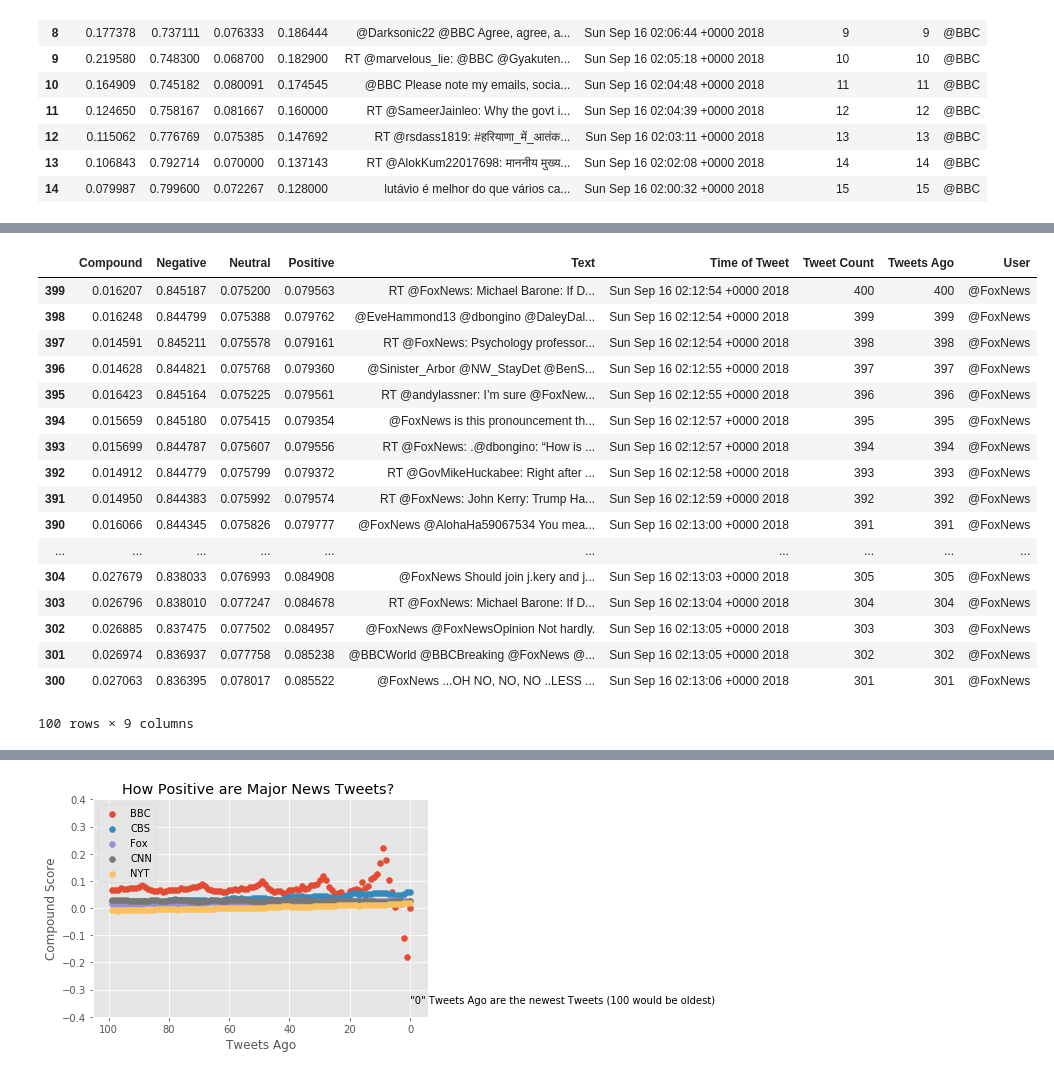
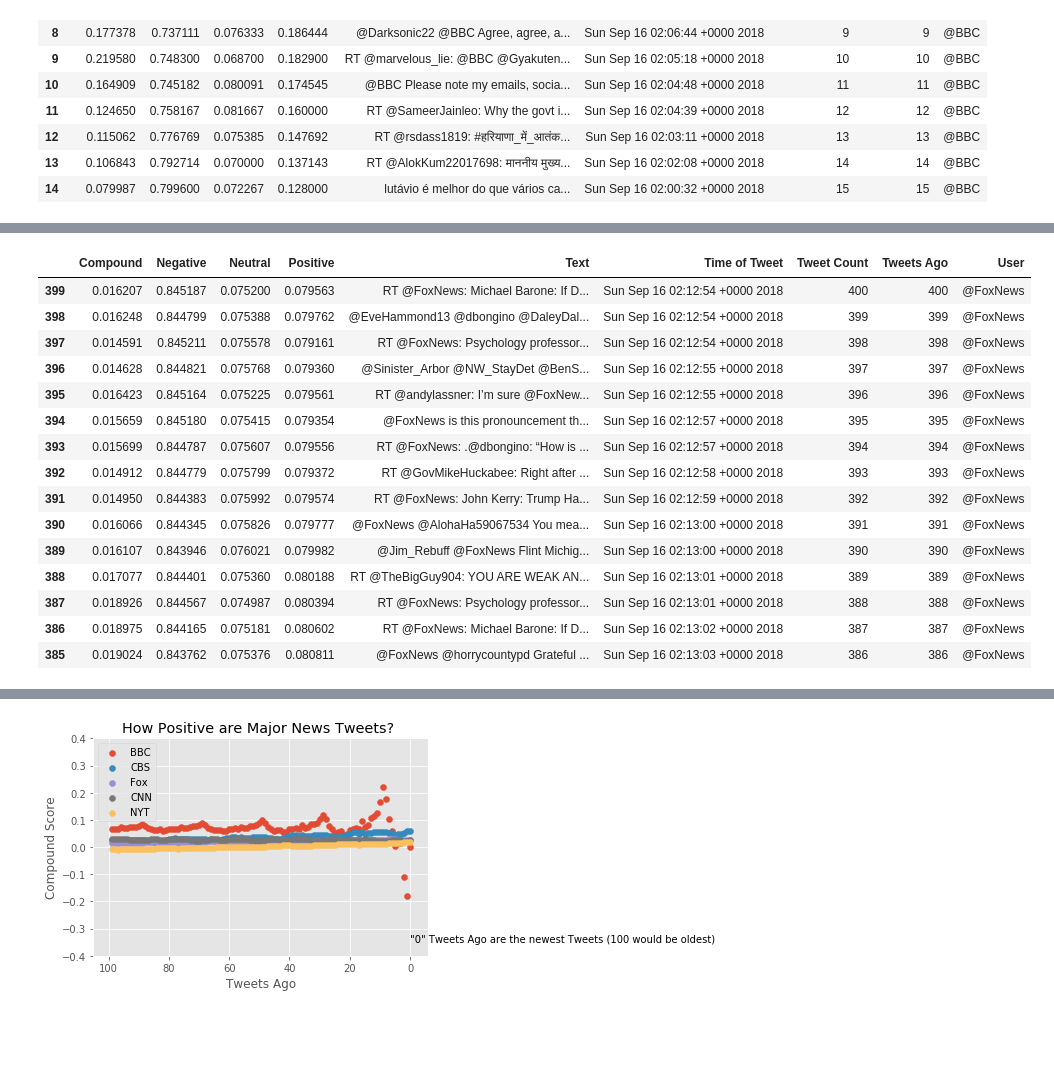
Before and after one commit to MarkovCredit/BootCamp_Spot, a Jupyter notebook: SocialMediaAnalytics/SocialAnalyticsHomework.ipynb, the cells around one changed output, grey strips where cells are left out. Cells and saved outputs as stored; diff of their text form; code cells hidden in the pictures; blank space fills up the shorter version.

```diff
--- a/SocialMediaAnalytics/SocialAnalyticsHomework.ipynb
+++ b/SocialMediaAnalytics/SocialAnalyticsHomework.ipynb
@@ -107,4 +107,4 @@ news_sent_df.to_csv("Twitter News Sentiment.csv")
 #make a copy of the data frame just in case
 news_sent_df_2 = news_sent_df.copy()
 news_sent_df_2.head(4)
-news_sent_df.sort_values(by = ['Tweets Ago'], ascending = False)
+news_sent_df.sort_values(by = ['Tweets Ago'], ascending = False, inplace = True)
@@ -244,27 +210,26 @@ CNN_set.head(15)
 # %%
 #Creating a fox news set
 FoxNews_Set = news_sent_df[news_sent_df["User"]=="@FoxNews"]
 FoxNews_Set.describe()
-FoxNews_Set.sort_values(by=['Tweets Ago'], ascending = False)
+FoxNews_Set.head(15)
+#FoxNews_Set.sort_values(by=['Tweets Ago'], ascending = False)
 # %% [output]
 |  | Compound | Negative | Neutral | Positive | Text | Time of Tweet | Tweet Count | Tweets Ago | User |
 | 399 | 0.016207 | 0.845187 | 0.075200 | 0.079563 | RT @FoxNews: Michael Barone: If D... | Sun Sep 16 02:12:54 +0000 2018 | 400 | 400 | @FoxNews |
 | 398 | 0.016248 | 0.844799 | 0.075388 | 0.079762 | @EveHammond13 @dbongino @DaleyDal... | Sun Sep 16 02:12:54 +0000 2018 | 399 | 399 | @FoxNews |
 | 397 | 0.014591 | 0.845211 | 0.075578 | 0.079161 | RT @FoxNews: Psychology professor... | Sun Sep 16 02:12:54 +0000 2018 | 398 | 398 | @FoxNews |
 | 396 | 0.014628 | 0.844821 | 0.075768 | 0.079360 | @Sinister_Arbor @NW_StayDet @BenS... | Sun Sep 16 02:12:55 +0000 2018 | 397 | 397 | @FoxNews |
 | 395 | 0.016423 | 0.845164 | 0.075225 | 0.079561 | RT @andylassner: I’m sure @FoxNew... | Sun Sep 16 02:12:55 +0000 2018 | 396 | 396 | @FoxNews |
 | 394 | 0.015659 | 0.845180 | 0.075415 | 0.079354 | @FoxNews is this pronouncement th... | Sun Sep 16 02:12:57 +0000 2018 | 395 | 395 | @FoxNews |
 | 393 | 0.015699 | 0.844787 | 0.075607 | 0.079556 | RT @FoxNews: .@dbongino: “How is ... | Sun Sep 16 02:12:57 +0000 2018 | 394 | 394 | @FoxNews |
 | 392 | 0.014912 | 0.844779 | 0.075799 | 0.079372 | RT @GovMikeHuckabee: Right after ... | Sun Sep 16 02:12:58 +0000 2018 | 393 | 393 | @FoxNews |
 | 391 | 0.014950 | 0.844383 | 0.075992 | 0.079574 | RT @FoxNews: John Kerry: Trump Ha... | Sun Sep 16 02:12:59 +0000 2018 | 392 | 392 | @FoxNews |
 | 390 | 0.016066 | 0.844345 | 0.075826 | 0.079777 | @FoxNews @AlohaHa59067534 You mea... | Sun Sep 16 02:13:00 +0000 2018 | 391 | 391 | @FoxNews |
-| ... | ... | ... | ... | ... | ... | ... | ... | ... | ... |
-| 304 | 0.027679 | 0.838033 | 0.076993 | 0.084908 | @FoxNews Should join j.kery and j... | Sun Sep 16 02:13:03 +0000 2018 | 305 | 305 | @FoxNews |
-| 303 | 0.026796 | 0.838010 | 0.077247 | 0.084678 | RT @FoxNews: Michael Barone: If D... | Sun Sep 16 02:13:04 +0000 2018 | 304 | 304 | @FoxNews |
-| 302 | 0.026885 | 0.837475 | 0.077502 | 0.084957 | @FoxNews @FoxNewsOpinion Not hardly. | Sun Sep 16 02:13:05 +0000 2018 | 303 | 303 | @FoxNews |
-| 301 | 0.026974 | 0.836937 | 0.077758 | 0.085238 | @BBCWorld @BBCBreaking @FoxNews @... | Sun Sep 16 02:13:05 +0000 2018 | 302 | 302 | @FoxNews |
-| 300 | 0.027063 | 0.836395 | 0.078017 | 0.085522 | @FoxNews ...OH NO, NO, NO ..LESS ... | Sun Sep 16 02:13:06 +0000 2018 | 301 | 301 | @FoxNews |
+| 389 | 0.016107 | 0.843946 | 0.076021 | 0.079982 | @Jim_Rebuff @FoxNews Flint Michig... | Sun Sep 16 02:13:00 +0000 2018 | 390 | 390 | @FoxNews |
+| 388 | 0.017077 | 0.844401 | 0.075360 | 0.080188 | RT @TheBigGuy904: YOU ARE WEAK AN... | Sun Sep 16 02:13:01 +0000 2018 | 389 | 389 | @FoxNews |
+| 387 | 0.018926 | 0.844567 | 0.074987 | 0.080394 | RT @FoxNews: Psychology professor... | Sun Sep 16 02:13:01 +0000 2018 | 388 | 388 | @FoxNews |
+| 386 | 0.018975 | 0.844165 | 0.075181 | 0.080602 | RT @FoxNews: Michael Barone: If D... | Sun Sep 16 02:13:02 +0000 2018 | 387 | 387 | @FoxNews |
+| 385 | 0.019024 | 0.843762 | 0.075376 | 0.080811 | @FoxNews @horrycountypd Grateful ... | Sun Sep 16 02:13:03 +0000 2018 | 386 | 386 | @FoxNews |
-100 rows × 9 columns
 # %%
 NYT_Set = news_sent_df[news_sent_df["User"]=="@nytimes"]
 NYT_Set.describe()
```
Also changed, not shown: parts of 5 cells of this notebook.
